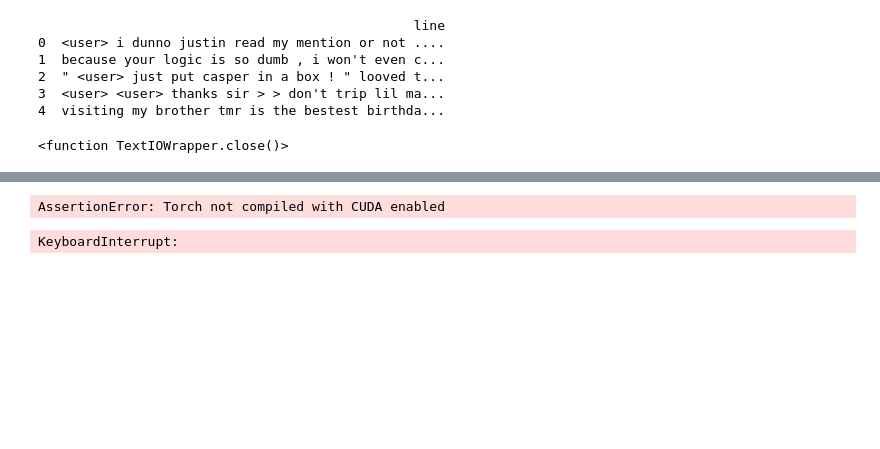
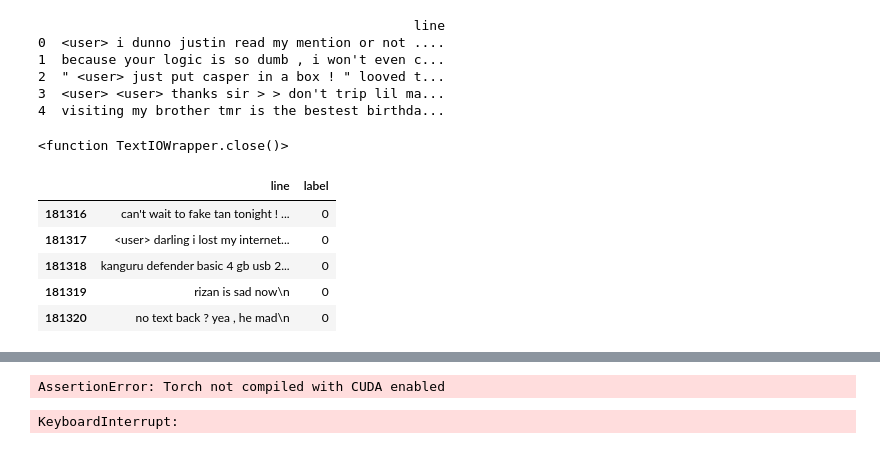
Before and after one commit to zytros/CIL, a Jupyter notebook: notebooks/data_exploration.ipynb, the cells around one changed output, grey strips where cells are left out. Saved outputs shown, nothing was run; the diff lists cells and outputs as text; code cells hidden in the pictures; blank space fills up the shorter version.

```diff
--- a/notebooks/data_exploration.ipynb
+++ b/notebooks/data_exploration.ipynb
@@ -2,9 +2,9 @@
 import numpy as np
 import pandas as pd
 # %%
-with open("twitter-datasets/twitter-datasets/train_neg.txt") as f:
+with open("../twitter-datasets/twitter-datasets/train_neg.txt") as f:
     neg_txt = [line for line in f]
-    neg_df = pd.DataFrame(neg_txt, columns=['line'])
+    neg_df = pd.DataFrame(neg_txt, columns=['line']).drop_duplicates(keep='first')
     print(neg_df.head())
 f.close()
 # %% [output]
@@ -15,9 +15,9 @@ f.close()
 3  <user> i could actually kill that girl i'm so ...
 4  <user> <user> <user> i find that very hard to ...
 # %%
-with open("twitter-datasets/twitter-datasets/train_pos.txt") as f:
+with open("../twitter-datasets/twitter-datasets/train_pos.txt") as f:
     pos_txt = [line for line in f]
-    pos_df = pd.DataFrame(pos_txt, columns=['line'])
+    pos_df = pd.DataFrame(pos_txt, columns=['line']).drop_duplicates(keep='first')
     print(pos_df.head())
 f.close
 # %% [output]
@@ -33,6 +33,14 @@ pos_df['label'] = 1
 neg_df['label'] = 0
 # %%
 full_df = pd.concat([pos_df,neg_df],ignore_index=True)
+full_df.tail()
+# %% [output]
+|  | line | label |
+| 181316 | can't wait to fake tan tonight ! ... | 0 |
+| 181317 | <user> darling i lost my internet... | 0 |
+| 181318 | kanguru defender basic 4 gb usb 2... | 0 |
+| 181319 | rizan is sad now\n | 0 |
+| 181320 | no text back ? yea , he mad\n | 0 |
 # %%
 import re
 !pip install nltk
```
Also changed, not shown: parts of 6 cells of this notebook, 2 other files.
